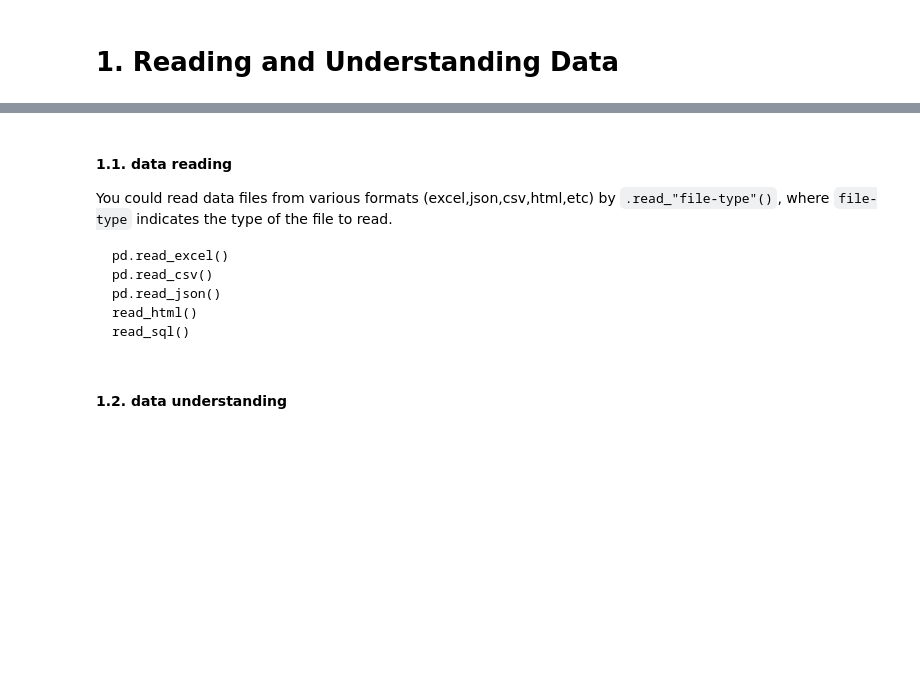
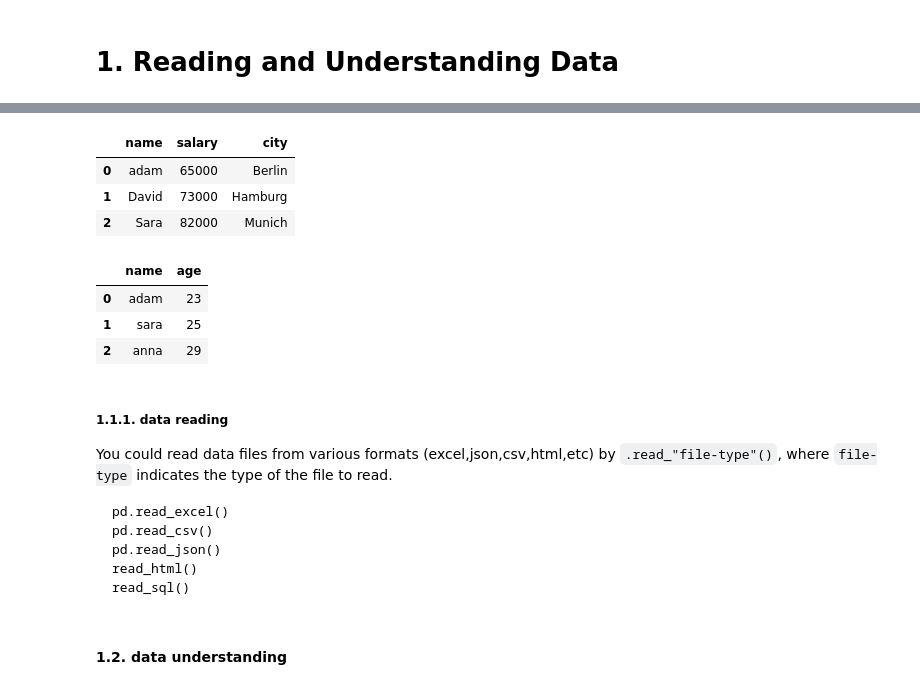
Before and after one commit to Dardeery/DataScience_Course, a Jupyter notebook: curriculum/python_essentials/Panadas.ipynb, the cells around one changed output, grey strips where cells are left out. Cells and saved outputs as stored; diff of their text form; code cells hidden in the pictures; blank space fills up the shorter version.

```diff
--- a/curriculum/python_essentials/Panadas.ipynb
+++ b/curriculum/python_essentials/Panadas.ipynb
@@ -17,5 +49,38 @@ import pandas as pd
+# %%
+#create a dataframe from dict()
+data={
+    "name":["adam","David","Sara"],
+    "salary":[65000,73000,82000],
+    "city":["Berlin","Hamburg","Munich"]
+}
+
+df=pd.DataFrame(data)
+
+df
+# %% [output]
+|  | name | salary | city |
+| 0 | adam | 65000 | Berlin |
+| 1 | David | 73000 | Hamburg |
+| 2 | Sara | 82000 | Munich |
+# %%
+name=['adam','sara','anna']
+age=[23,25,29]
+
+list_labels=['name','age']
+list_col=[name,age]
+
+zipped=list(zip(list_labels,list_col))
+
+zipped=dict(zipped)
+new=pd.DataFrame(zipped)
+new
+# %% [output]
+|  | name | age |
+| 0 | adam | 23 |
+| 1 | sara | 25 |
+| 2 | anna | 29 |
 # %% [markdown]
-#### 1.1. data reading
+##### 1.1.1. data reading
 
 You could read data files from various formats (excel,json,csv,html,etc)
 by `.read_"file-type"()`, where `file-type` indicates the type of the file to read.
```
Also changed, not shown: parts of 16 cells of this notebook.
